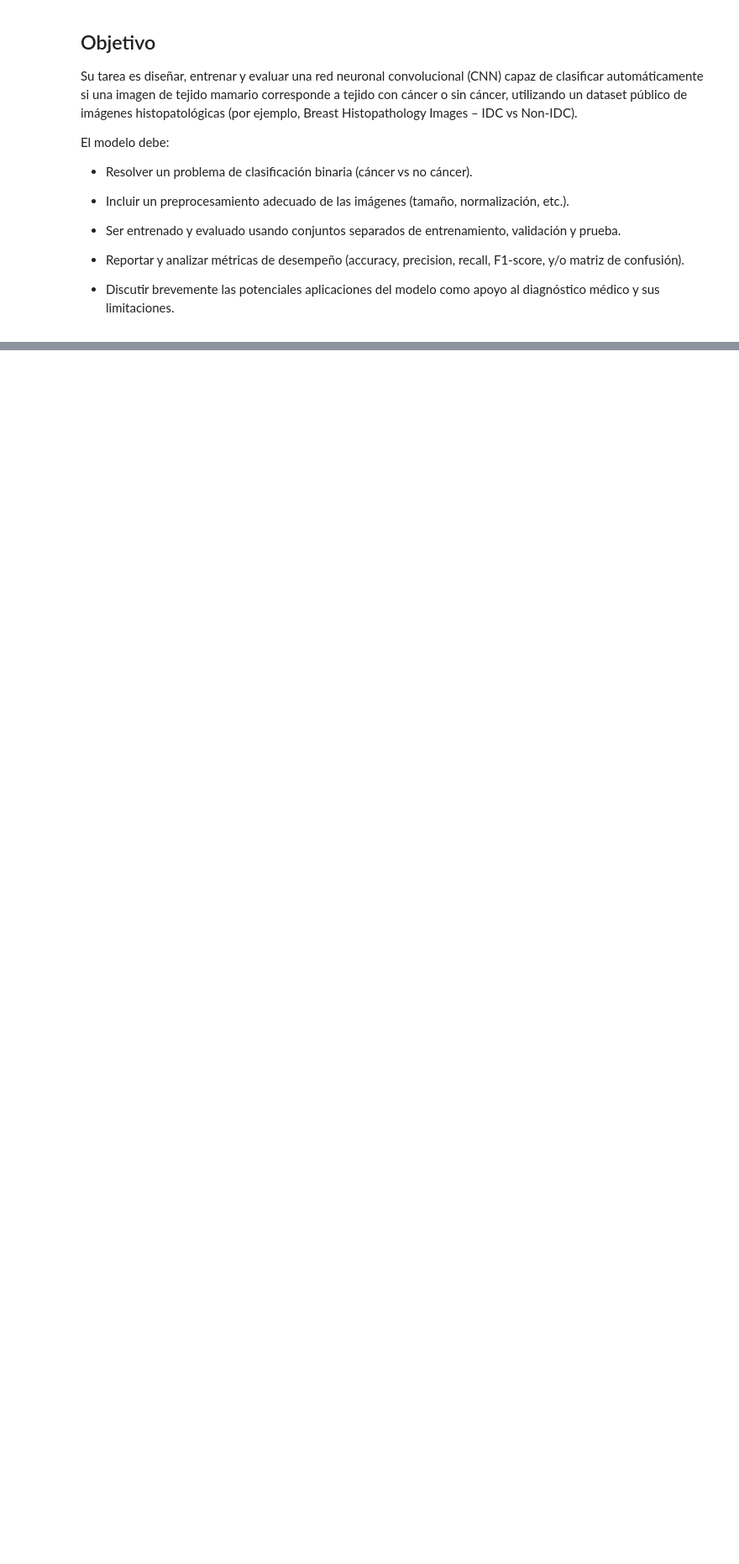
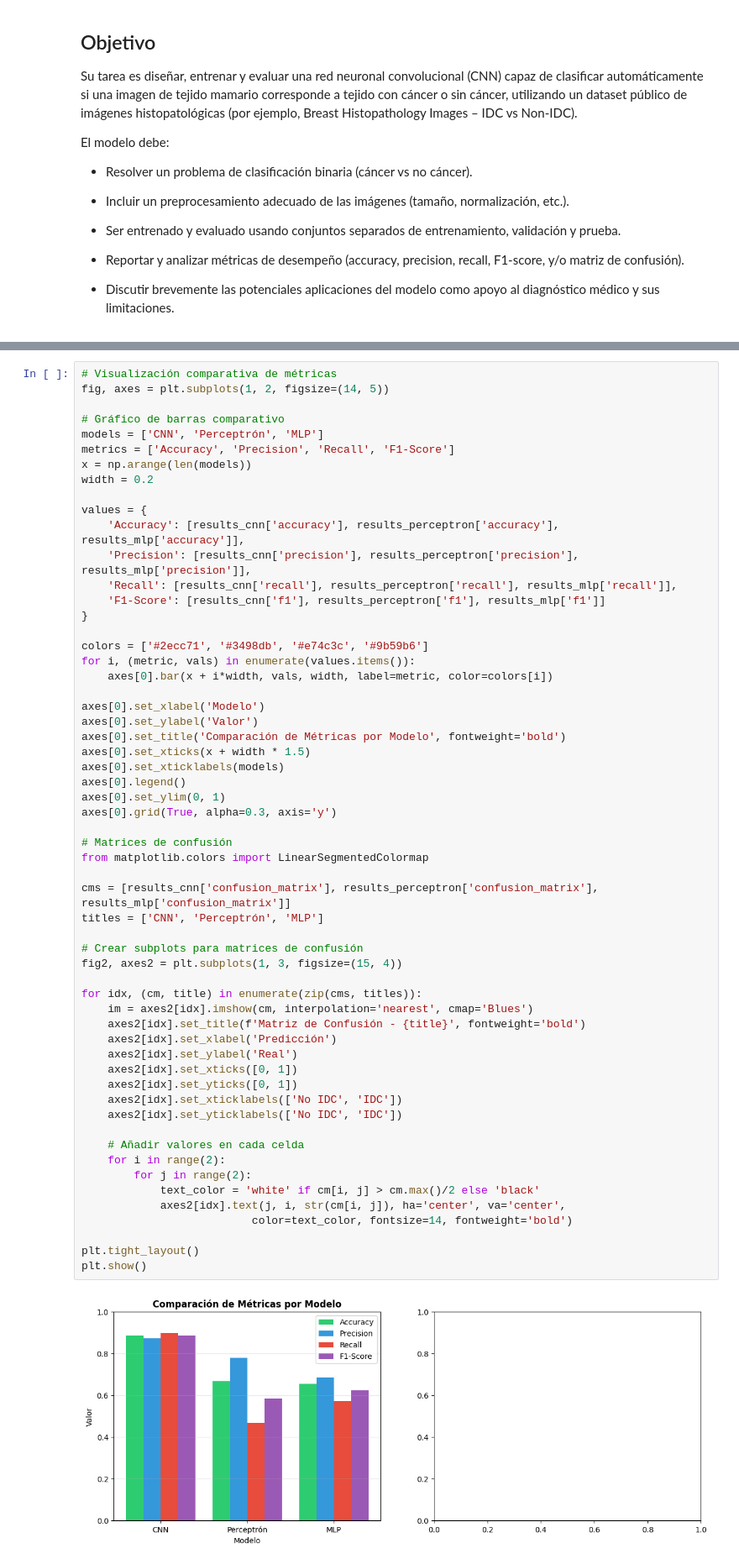
Before and after one commit to dreamxist/soft-computing-certamen-2025, a Jupyter notebook: certamen_2025-2.ipynb, the cells around one changed output, grey strips where cells are left out. Shown at 84% size. Drawn from its saved outputs; the diff is of its cells as text; blank space fills up the shorter version.

```diff
--- a/certamen_2025-2.ipynb
+++ b/certamen_2025-2.ipynb
@@ -2348,0 +2949,60 @@ Path to dataset files: /Users/usuario/.cache/kagglehub/datasets/paultimothymoone
+# %%
+# Visualización comparativa de métricas
+fig, axes = plt.subplots(1, 2, figsize=(14, 5))
+
+# Gráfico de barras comparativo
+models = ['CNN', 'Perceptrón', 'MLP']
+metrics = ['Accuracy', 'Precision', 'Recall', 'F1-Score']
+x = np.arange(len(models))
+width = 0.2
+
+values = {
+    'Accuracy': [results_cnn['accuracy'], results_perceptron['accuracy'], results_mlp['accuracy']],
+    'Precision': [results_cnn['precision'], results_perceptron['precision'], results_mlp['precision']],
+    'Recall': [results_cnn['recall'], results_perceptron['recall'], results_mlp['recall']],
+    'F1-Score': [results_cnn['f1'], results_perceptron['f1'], results_mlp['f1']]
+}
+
+colors = ['#2ecc71', '#3498db', '#e74c3c', '#9b59b6']
+for i, (metric, vals) in enumerate(values.items()):
+    axes[0].bar(x + i*width, vals, width, label=metric, color=colors[i])
+
+axes[0].set_xlabel('Modelo')
+axes[0].set_ylabel('Valor')
+axes[0].set_title('Comparación de Métricas por Modelo', fontweight='bold')
+axes[0].set_xticks(x + width * 1.5)
+axes[0].set_xticklabels(models)
+axes[0].legend()
+axes[0].set_ylim(0, 1)
+axes[0].grid(True, alpha=0.3, axis='y')
+
+# Matrices de confusión
+from matplotlib.colors import LinearSegmentedColormap
+
+cms = [results_cnn['confusion_matrix'], results_perceptron['confusion_matrix'], results_mlp['confusion_matrix']]
+titles = ['CNN', 'Perceptrón', 'MLP']
+
+# Crear subplots para matrices de confusión
+fig2, axes2 = plt.subplots(1, 3, figsize=(15, 4))
+
+for idx, (cm, title) in enumerate(zip(cms, titles)):
+    im = axes2[idx].imshow(cm, interpolation='nearest', cmap='Blues')
+    axes2[idx].set_title(f'Matriz de Confusión - {title}', fontweight='bold')
+    axes2[idx].set_xlabel('Predicción')
+    axes2[idx].set_ylabel('Real')
+    axes2[idx].set_xticks([0, 1])
+    axes2[idx].set_yticks([0, 1])
+    axes2[idx].set_xticklabels(['No IDC', 'IDC'])
+    axes2[idx].set_yticklabels(['No IDC', 'IDC'])
+
+    # Añadir valores en cada celda
+    for i in range(2):
+        for j in range(2):
+            text_color = 'white' if cm[i, j] > cm.max()/2 else 'black'
+            axes2[idx].text(j, i, str(cm[i, j]), ha='center', va='center',
+                          color=text_color, fontsize=14, fontweight='bold')
+
+plt.tight_layout()
+plt.show()
+# %% [output]
+[figure, added]
```
Also changed, not shown: parts of 34 cells of this notebook, 6 other files.
